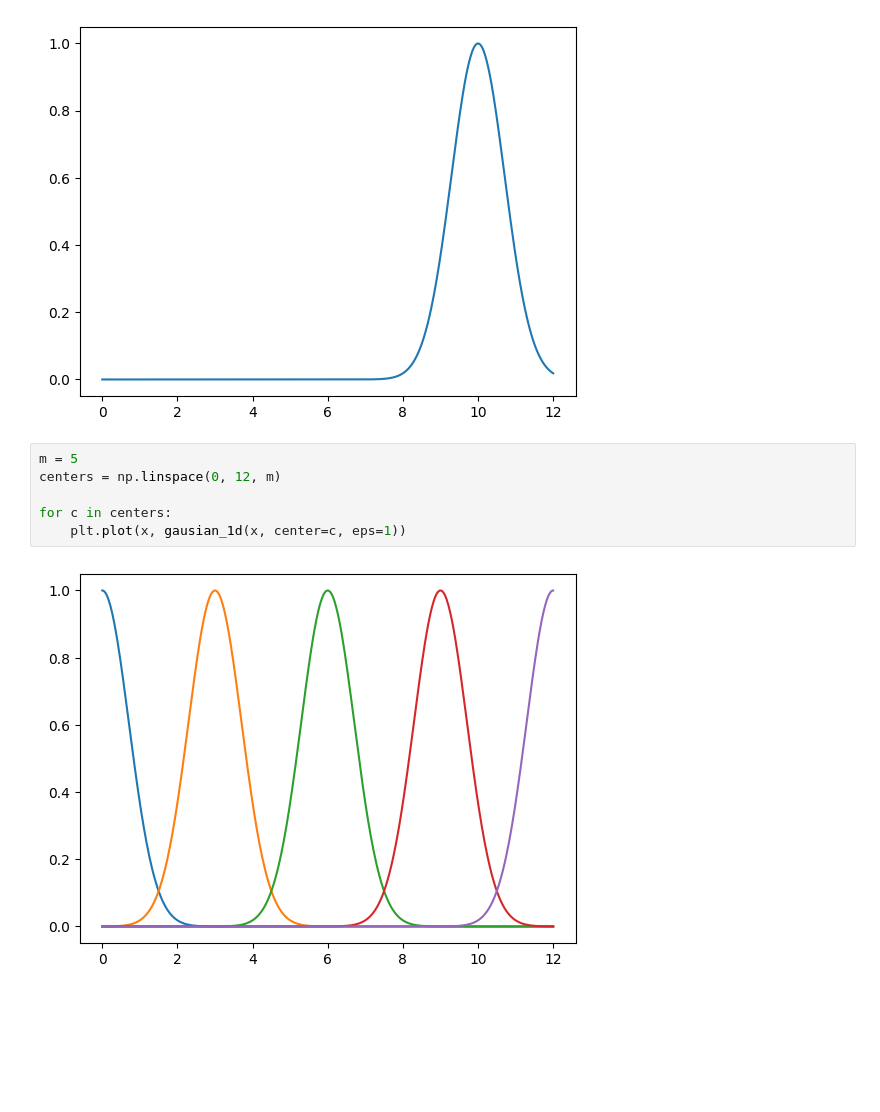
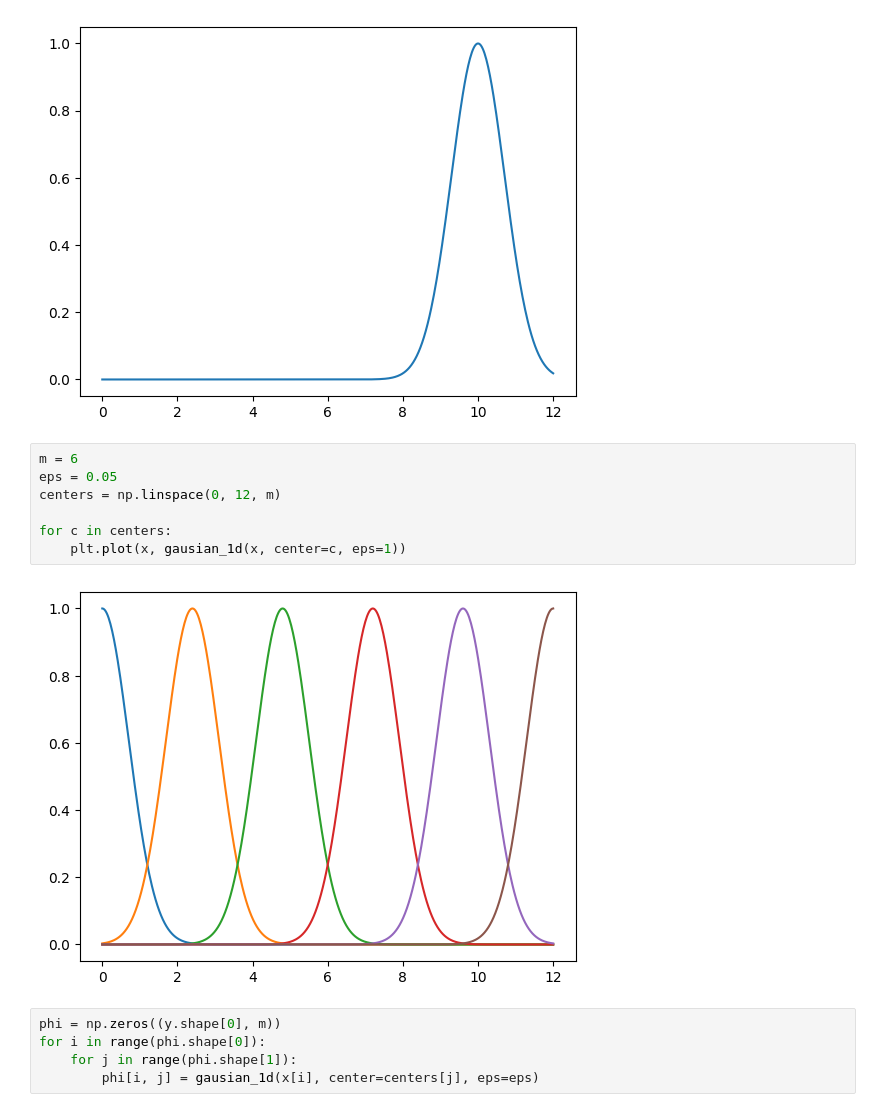
Before and after one commit to MBAhmadi/New-ML, a Jupyter notebook: 2.ipynb, the cells around one changed output. Saved outputs shown, nothing was run; the diff lists cells and outputs as text; blank space fills up the shorter version.

```diff
--- a/2.ipynb
+++ b/2.ipynb
@@ -21,10 +21,16 @@ plt.plot(x, gausian_1d(x, center=10, eps=1));
 # %% [output]
 [figure]
 # %%
-m = 5
+m = 6
+eps = 0.05
 centers = np.linspace(0, 12, m)
 
 for c in centers:
     plt.plot(x, gausian_1d(x, center=c, eps=1))
 # %% [output]
-[figure, old version]
+[figure, new version]
+# %%
+phi = np.zeros((y.shape[0], m))
+for i in range(phi.shape[0]):
+    for j in range(phi.shape[1]):
+        phi[i, j] = gausian_1d(x[i], center=centers[j], eps=eps)
```
Also changed, not shown: parts of 9 cells of this notebook.
